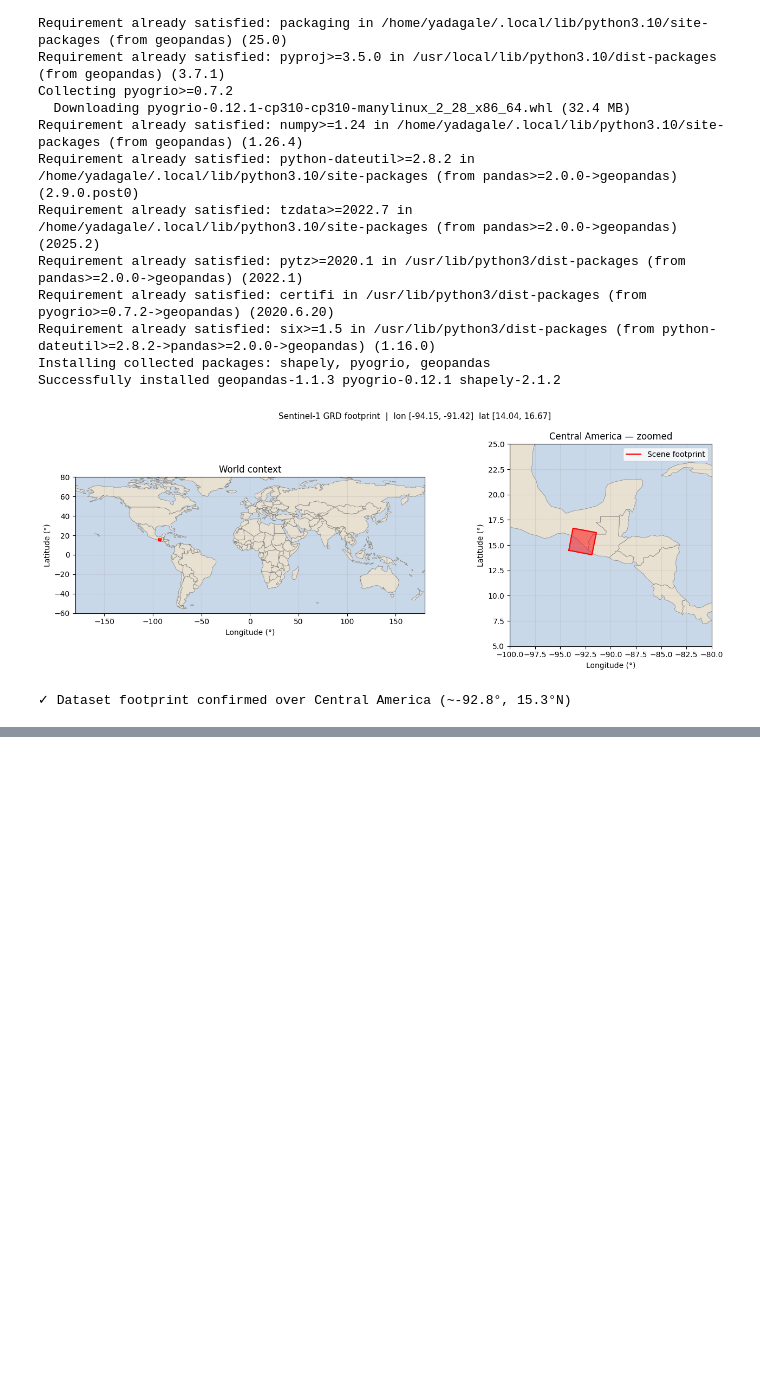
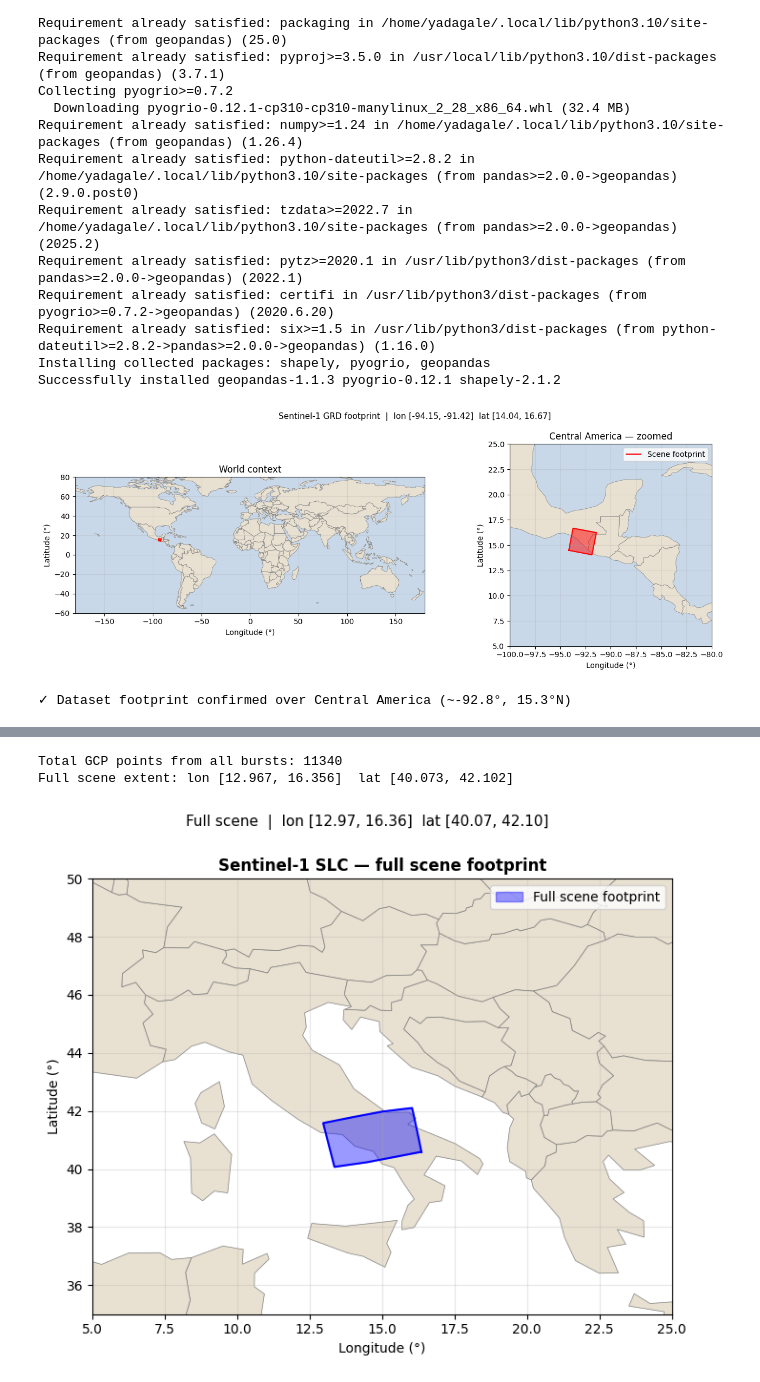
Before and after one commit to EOPF-Sample-Service/GDAL-ZARR-EOPF, a Jupyter notebook: notebooks/14-Sentinel-1-GRD-Geolocation-Verification.ipynb, the cells around one changed output, grey strips where cells are left out. Saved outputs shown, nothing was run; the diff lists cells and outputs as text; code cells hidden in the pictures; blank space fills up the shorter version.

```diff
--- a/notebooks/14-Sentinel-1-GRD-Geolocation-Verification.ipynb
+++ b/notebooks/14-Sentinel-1-GRD-Geolocation-Verification.ipynb
@@ -400,0 +521,72 @@ print(f"✓ Dataset footprint confirmed over Central America (~{lons.mean():.1f}
+# %%
+from scipy.spatial import ConvexHull
+import numpy as np
+import matplotlib.pyplot as plt
+from osgeo import gdal
+
+gdal.UseExceptions()
+
+SLC_URL = (
+    "/vsicurl/https://objects.eodc.eu/e05ab01a9d56408d82ac32d69a5aae2a:"
+    "notebook-data/tutorial_data/cpm_v262/"
+    "S1C_IW_SLC__1SDV_20251016T165627_20251016T165654_004590_00913B_30C4.zarr"
+)
+
+# Open root (no BURST) to get full scene subdatasets and collect all GCPs
+ds_root = gdal.Open(f"EOPFZARR:'{SLC_URL}'")
+subdatasets = ds_root.GetMetadata("SUBDATASETS") or {}
+ds_root = None
+
+all_lons, all_lats = [], []
+
+for k, v in subdatasets.items():
+    if "_NAME" not in k:
+        continue
+    # Open each measurement subdataset and collect its GCPs
+    if "measurements/slc" not in v:
+        continue
+    ds_sub = gdal.Open(v)
+    if ds_sub is None:
+        continue
+    gcps = ds_sub.GetGCPs()
+    all_lons.extend(g.GCPX for g in gcps)
+    all_lats.extend(g.GCPY for g in gcps)
+    ds_sub = None
+
+print(f"Total GCP points from all bursts: {len(all_lons)}")
+print(f"Full scene extent: lon [{min(all_lons):.3f}, {max(all_lons):.3f}]  lat [{min(all_lats):.3f}, {max(all_lats):.3f}]")
+
+pts = np.column_stack([all_lons, all_lats])
+hull = ConvexHull(pts)
+hull_lons = np.append(pts[hull.vertices, 0], pts[hull.vertices[0], 0])
+hull_lats = np.append(pts[hull.vertices, 1], pts[hull.vertices[0], 1])
+
+fig, ax = plt.subplots(figsize=(7, 6))
+
+try:
+    import geopandas as gpd
+    world = gpd.read_file("https://naciscdn.org/naturalearth/110m/cultural/ne_110m_admin_0_countries.zip")
+    world.plot(ax=ax, color='#e8e0d0', edgecolor='gray', linewidth=0.5)
+except Exception:
+    ax.set_facecolor('#c8d8e8')
+
+ax.fill(hull_lons, hull_lats, color='blue', alpha=0.4, label='Full scene footprint')
+ax.plot(hull_lons, hull_lats, color='blue', linewidth=1.5)
+ax.set_xlim(5, 25)
+ax.set_ylim(35, 50)
+ax.set_xlabel('Longitude (°)')
+ax.set_ylabel('Latitude (°)')
+ax.set_title('Sentinel-1 SLC — full scene footprint', fontweight='bold')
+ax.legend()
+ax.grid(True, alpha=0.3)
+
+plt.suptitle(
+    f'Full scene  |  lon [{min(all_lons):.2f}, {max(all_lons):.2f}]  lat [{min(all_lats):.2f}, {max(all_lats):.2f}]',
+    fontsize=11,
+)
+plt.tight_layout()
+plt.show()
+# %% [output]
+Total GCP points from all bursts: 11340
+Full scene extent: lon [12.967, 16.356]  lat [40.073, 42.102]
+[figure, added]
```
Also changed, not shown: parts of 3 cells of this notebook.
